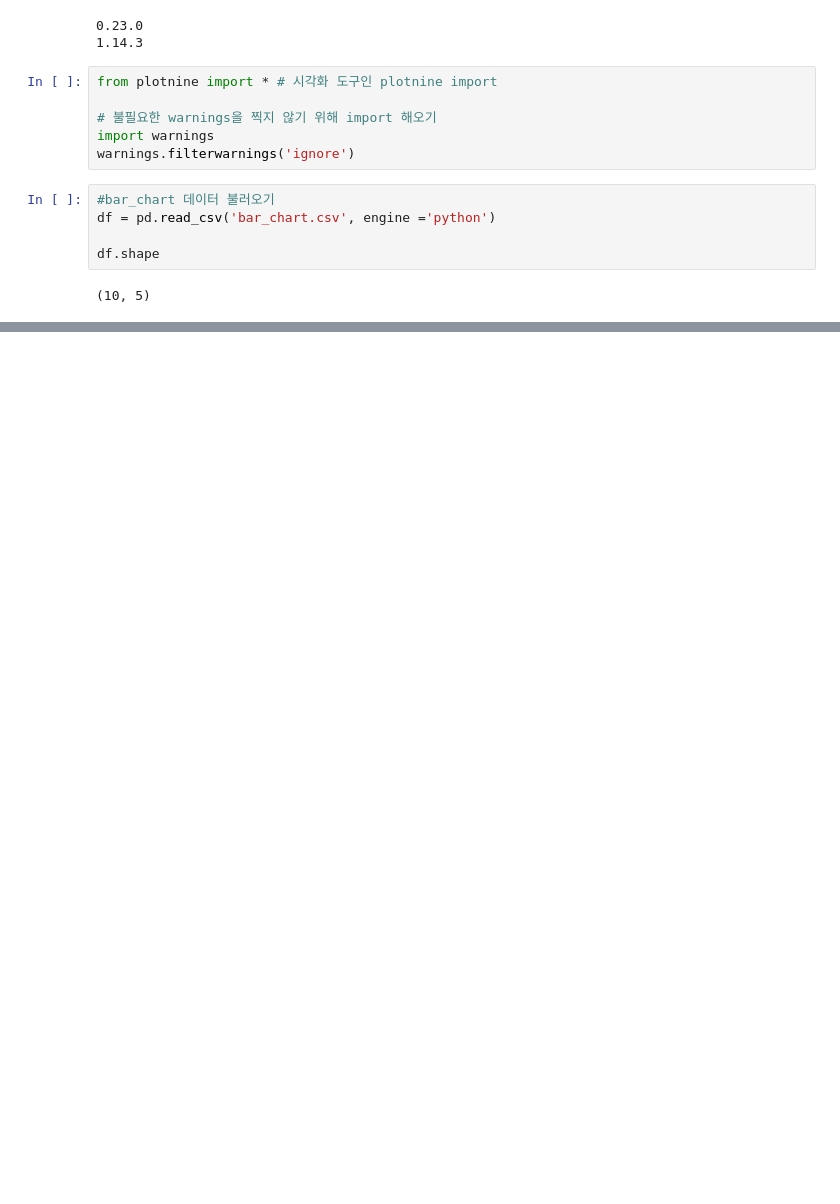
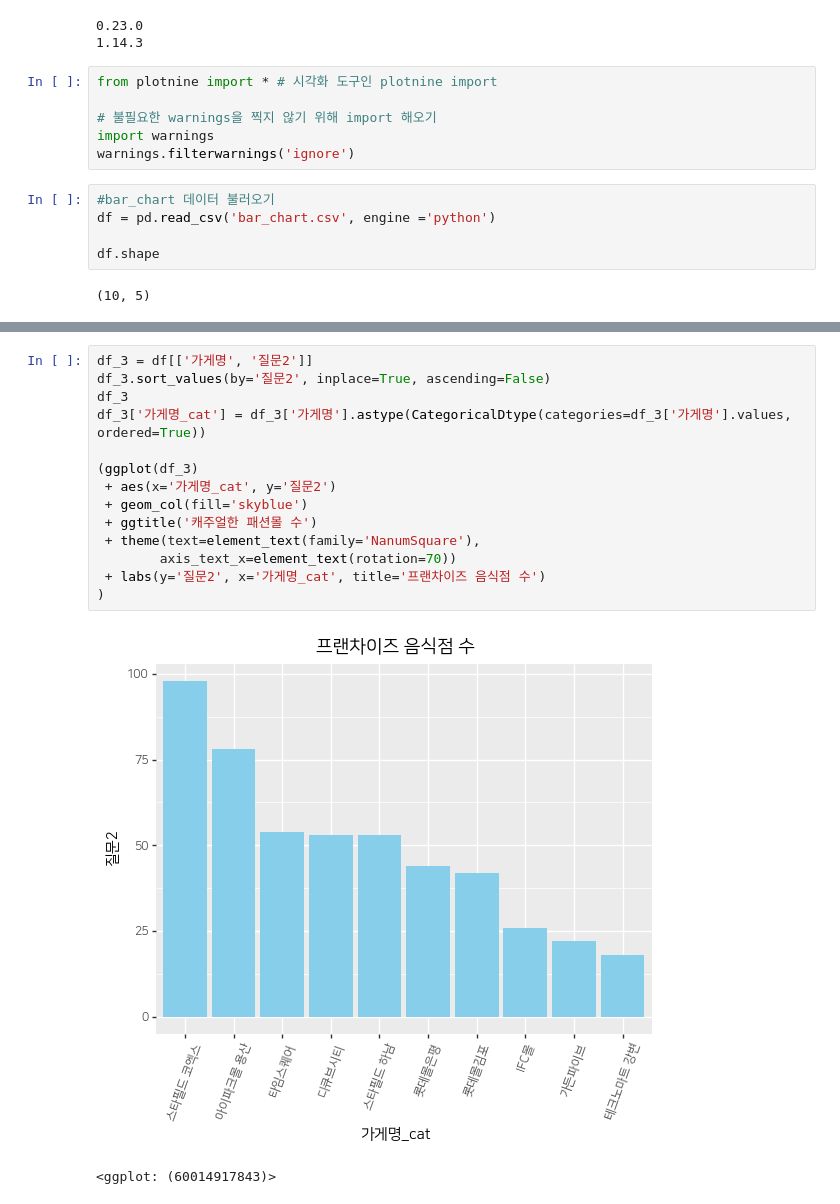
Before and after one commit to YoonkyungKim/multiplex, a Jupyter notebook: M3_visualize_data_chart.ipynb, the cells around one changed output, grey strips where cells are left out. Cells and saved outputs as stored; diff of their text form; blank space fills up the shorter version.

```diff
--- a/M3_visualize_data_chart.ipynb
+++ b/M3_visualize_data_chart.ipynb
@@ -68 +86,18 @@ df.head()
+# %%
+df_3 = df[['가게명', '질문2']]
+df_3.sort_values(by='질문2', inplace=True, ascending=False)
+df_3
+df_3['가게명_cat'] = df_3['가게명'].astype(CategoricalDtype(categories=df_3['가게명'].values, ordered=True))
+
+(ggplot(df_3)
+ + aes(x='가게명_cat', y='질문2')
+ + geom_col(fill='skyblue')
+ + ggtitle('캐주얼한 패션몰 수')
+ + theme(text=element_text(family='NanumSquare'),
+        axis_text_x=element_text(rotation=70))
+ + labs(y='질문2', x='가게명_cat', title='프랜차이즈 음식점 수')
+)
+# %% [output]
+[figure, added]
+<ggplot: (60014917843)>
 # %%
```
Also changed, not shown: parts of 7 cells of this notebook.
